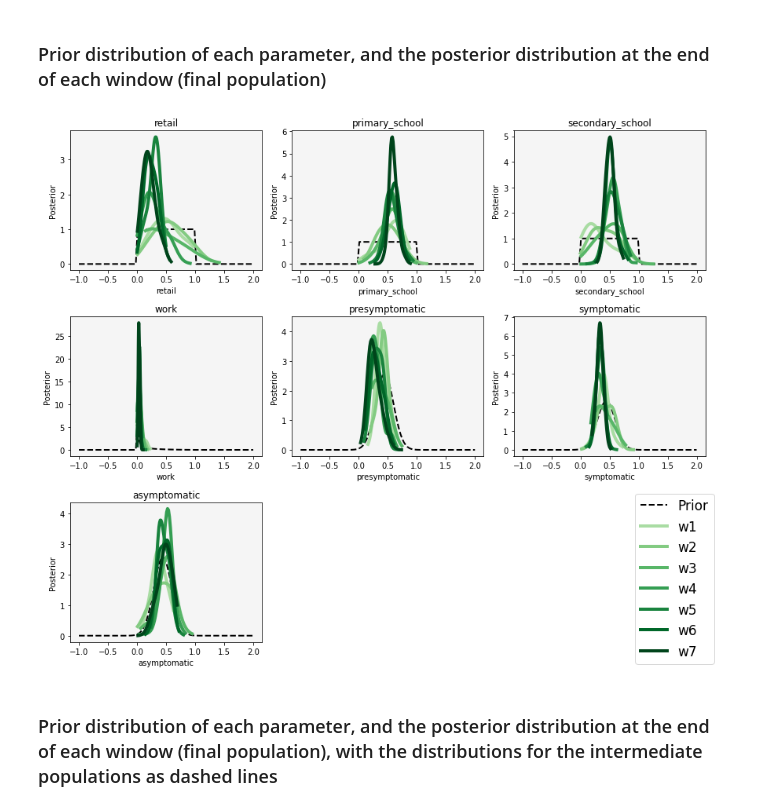
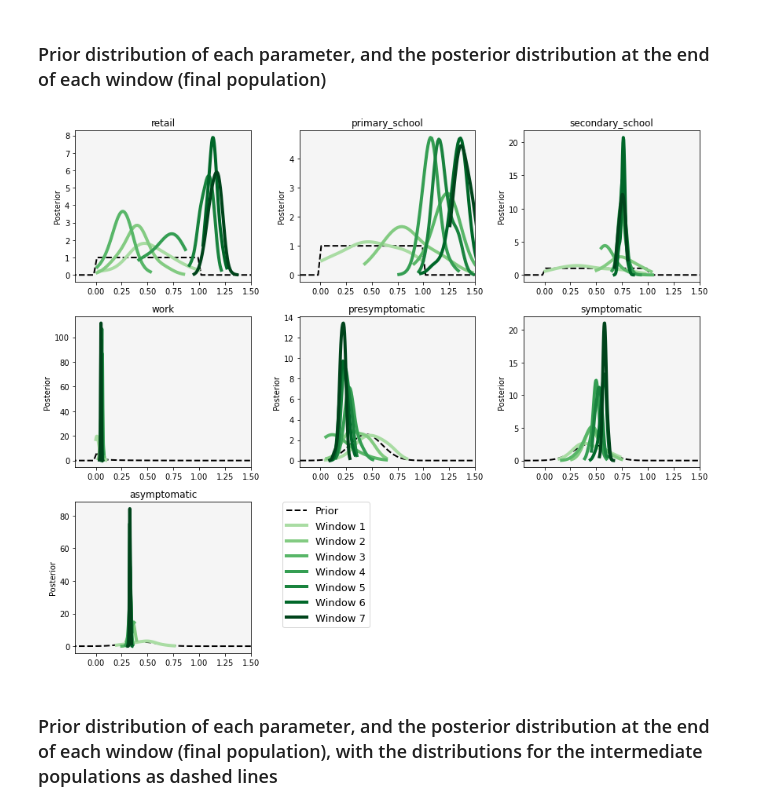
Before and after one commit to Urban-Analytics/RAMP-UA, a Jupyter notebook: experiments/calibration/AnalyseResults-DynamicCalibration_10pops,100particles.ipynb, the cells around one changed output. Cells and saved outputs as stored; diff of their text form; code cells hidden in the pictures.

```diff
--- a/experiments/calibration/AnalyseResults-DynamicCalibration_10pops,100particles.ipynb
+++ b/experiments/calibration/AnalyseResults-DynamicCalibration_10pops,100particles.ipynb
@@ -43,7 +43,7 @@ from pyabc.transition.multivariatenormal import MultivariateNormalTransition  #
 history_dict = {}
 windows  =7
 for window in range(1,windows+1):
-    fname = "Outputs/RunModel_DynamicCalibration/abc_history_8windows_window{}, 10pops_100particles_Crb0.019_1661165928.pkl".format(window)
+    fname = "Outputs/RunModel_DynamicCalibration/abc_history_8windows_window{}, 10pops_100particles_Crb0.019_1656078938.pkl".format(window)
     with open(fname, "rb") as f:
             history = pickle.load(f)
     history_dict["w{}".format(window)]= history
@@ -94,36 +94,40 @@ original_priors = pyabc.Distribution(**decorated_rvs)
 # %%
 # Define colour map
 evenly_spaced_interval = np.linspace(0.35, 1, len(history_dict))
 colors = [cm.Greens(x) for x in evenly_spaced_interval]
 
 # Set up plot
 fig, axes = plt.subplots(3,int(len(original_priors)/2), figsize=(12,10))
 # Loop through each parameter, and add a subplot
 for i, param in enumerate(original_priors.keys()):
     ax = axes.flat[i]
     ax.set_facecolor('whitesmoke')
     # Add parameter priors
     priors_x = np.linspace(-1, 2, 99)  # (specified so that we have some whole numbers)
     ax.plot(priors_x, pyabc.Distribution(param=all_rv[param]).pdf({"param": priors_x}),
             color = 'black', label = 'Prior', linewidth  = 2, linestyle ='dashed')
+    ax.set_xlim(-0.2, 1.5)
+    ax.set_xlabel("Parameter value")
     # Loop through each window and plot the posterior distribution from the final population
     for count, (history_name, history) in enumerate(history_dict.items()):
         df, w = history.get_distribution(m=0, t=history.max_t)
-        pyabc.visualization.plot_kde_1d(df, w, x=param, ax=ax, label=history_name, linewidth = 4,
-                                        color= colors[count])
+        pyabc.visualization.plot_kde_1d(df, w, x=param, ax=ax, label="Window {}".format(count+1), linewidth = 4,
+                                        color= colors[count], xname = '')
         ax.legend(fontsize="small")
         ax.set_title(f"{param}")
         handles, labels = ax.get_legend_handles_labels()
         ax.get_legend().remove()
 # Add legend
-fig.legend(handles, labels, loc='center right', fontsize = 17, bbox_to_anchor=(1.01, 0.17))
+fig.legend(handles, labels, loc='center right', fontsize = 13, bbox_to_anchor=(0.5, 0.195))
+
 # Formatting
 axes[2,2].set_axis_off()
 axes[2,1].set_axis_off()
+
 fig.tight_layout()
 fig.show()
 # %% [output]
-[figure, old version]
+[figure, new version]
 # %% [markdown]
 ### Prior distribution of each parameter, and the posterior distribution at the end of each window (final population), with the distributions for the intermediate populations as dashed lines
 # %%
```
Also changed, not shown: parts of 8 cells of this notebook.
